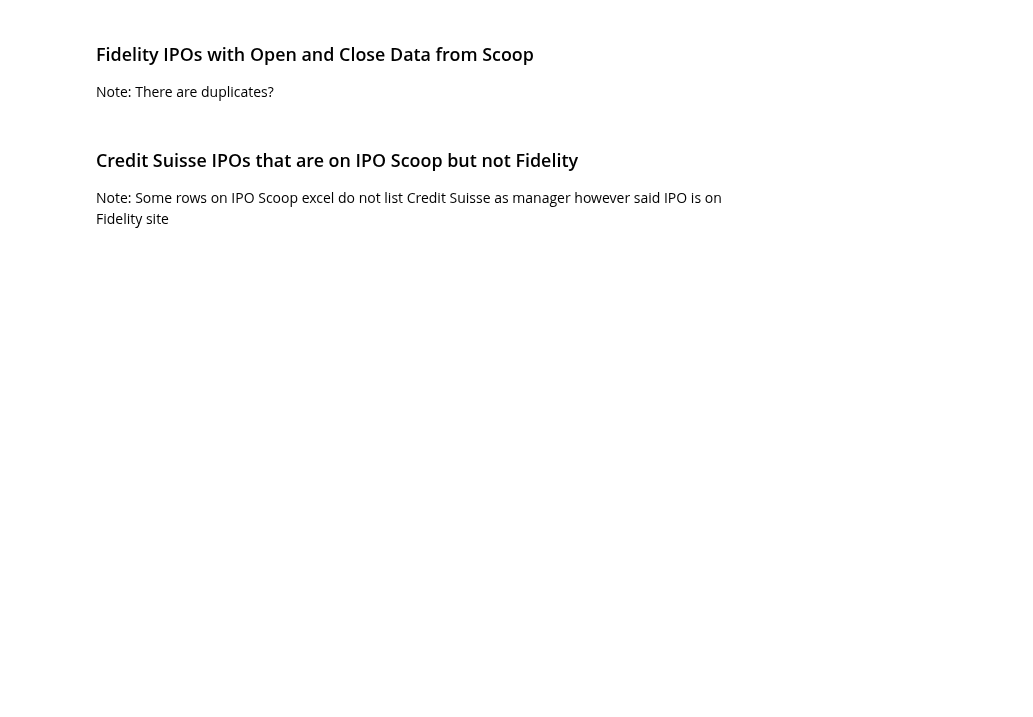
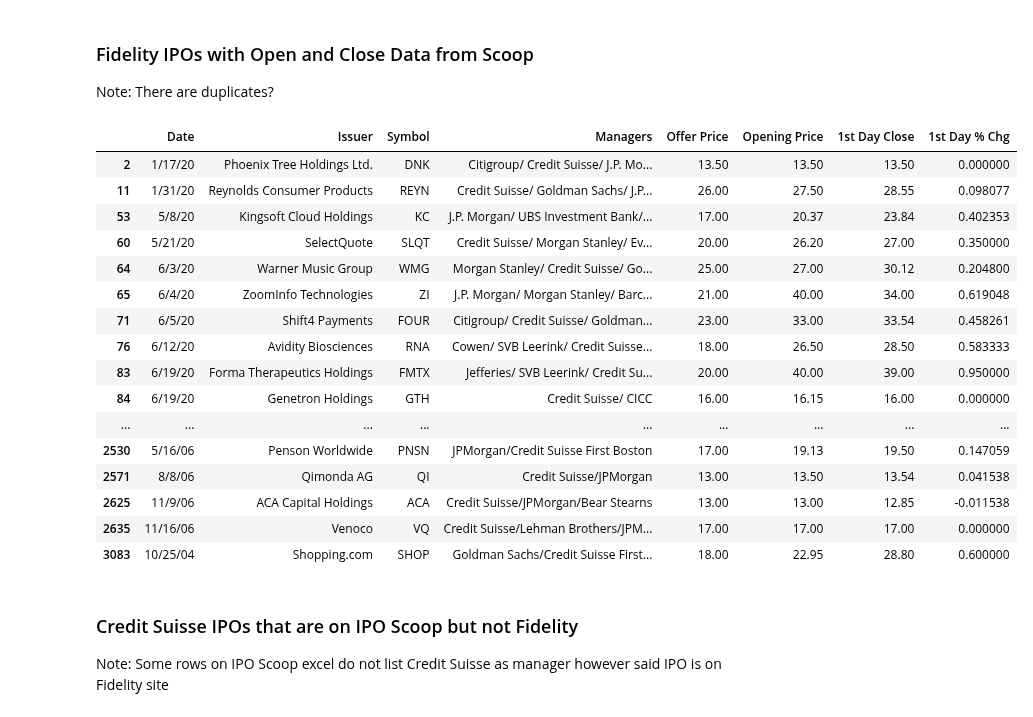
Before and after one commit to jpetrantoni/python-finance, a Jupyter notebook: Fidelity Research/Fidelity-IPO.ipynb, the cells around one changed output. Saved outputs shown, nothing was run; the diff lists cells and outputs as text; code cells hidden in the pictures; blank space fills up the shorter version.

```diff
--- a/Fidelity Research/Fidelity-IPO.ipynb
+++ b/Fidelity Research/Fidelity-IPO.ipynb
@@ -137,6 +123,25 @@ Note: There are duplicates?
 # %%
 fid_ipos = scoop[scoop['Symbol'].isin(fid['Symbol'])==True]
 fid_ipos = fid_ipos[fid_ipos['Managers'].str.contains('Credit Suisse')==True]
+fid_ipos
+# %% [output]
+|  | Date | Issuer | Symbol | Managers | Offer Price | Opening Price | 1st Day Close | 1st Day % Chg |
+| 2 | 1/17/20 | Phoenix Tree Holdings Ltd. | DNK | Citigroup/ Credit Suisse/ J.P. Mo... | 13.50 | 13.50 | 13.50 | 0.000000 |
+| 11 | 1/31/20 | Reynolds Consumer Products | REYN | Credit Suisse/ Goldman Sachs/ J.P... | 26.00 | 27.50 | 28.55 | 0.098077 |
+| 53 | 5/8/20 | Kingsoft Cloud Holdings | KC | J.P. Morgan/ UBS Investment Bank/... | 17.00 | 20.37 | 23.84 | 0.402353 |
+| 60 | 5/21/20 | SelectQuote | SLQT | Credit Suisse/ Morgan Stanley/ Ev... | 20.00 | 26.20 | 27.00 | 0.350000 |
+| 64 | 6/3/20 | Warner Music Group | WMG | Morgan Stanley/ Credit Suisse/ Go... | 25.00 | 27.00 | 30.12 | 0.204800 |
+| 65 | 6/4/20 | ZoomInfo Technologies | ZI | J.P. Morgan/ Morgan Stanley/ Barc... | 21.00 | 40.00 | 34.00 | 0.619048 |
+| 71 | 6/5/20 | Shift4 Payments | FOUR | Citigroup/ Credit Suisse/ Goldman... | 23.00 | 33.00 | 33.54 | 0.458261 |
+| 76 | 6/12/20 | Avidity Biosciences | RNA | Cowen/ SVB Leerink/ Credit Suisse... | 18.00 | 26.50 | 28.50 | 0.583333 |
+| 83 | 6/19/20 | Forma Therapeutics Holdings | FMTX | Jefferies/ SVB Leerink/ Credit Su... | 20.00 | 40.00 | 39.00 | 0.950000 |
+| 84 | 6/19/20 | Genetron Holdings | GTH | Credit Suisse/ CICC | 16.00 | 16.15 | 16.00 | 0.000000 |
+| ... | ... | ... | ... | ... | ... | ... | ... | ... |
+| 2530 | 5/16/06 | Penson Worldwide | PNSN | JPMorgan/Credit Suisse First Boston | 17.00 | 19.13 | 19.50 | 0.147059 |
+| 2571 | 8/8/06 | Qimonda AG | QI | Credit Suisse/JPMorgan | 13.00 | 13.50 | 13.54 | 0.041538 |
+| 2625 | 11/9/06 | ACA Capital Holdings | ACA | Credit Suisse/JPMorgan/Bear Stearns | 13.00 | 13.00 | 12.85 | -0.011538 |
+| 2635 | 11/16/06 | Venoco | VQ | Credit Suisse/Lehman Brothers/JPM... | 17.00 | 17.00 | 17.00 | 0.000000 |
+| 3083 | 10/25/04 | Shopping.com | SHOP | Goldman Sachs/Credit Suisse First... | 18.00 | 22.95 | 28.80 | 0.600000 |
 # %% [markdown]
 ### Credit Suisse IPOs that are on IPO Scoop but not Fidelity
 Note: Some rows on IPO Scoop excel do not list Credit Suisse as manager however said IPO is on Fidelity site
```
Also changed, not shown: parts of 6 cells of this notebook, 1 other file.
